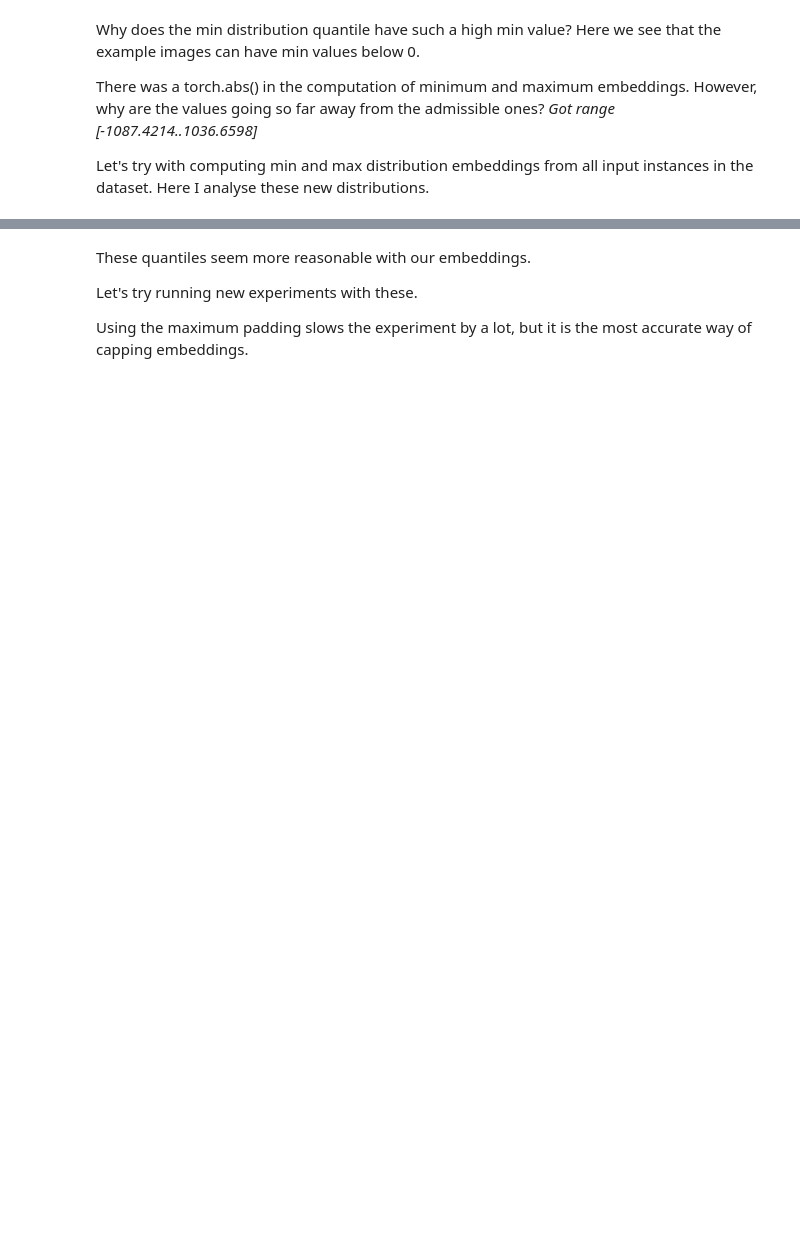
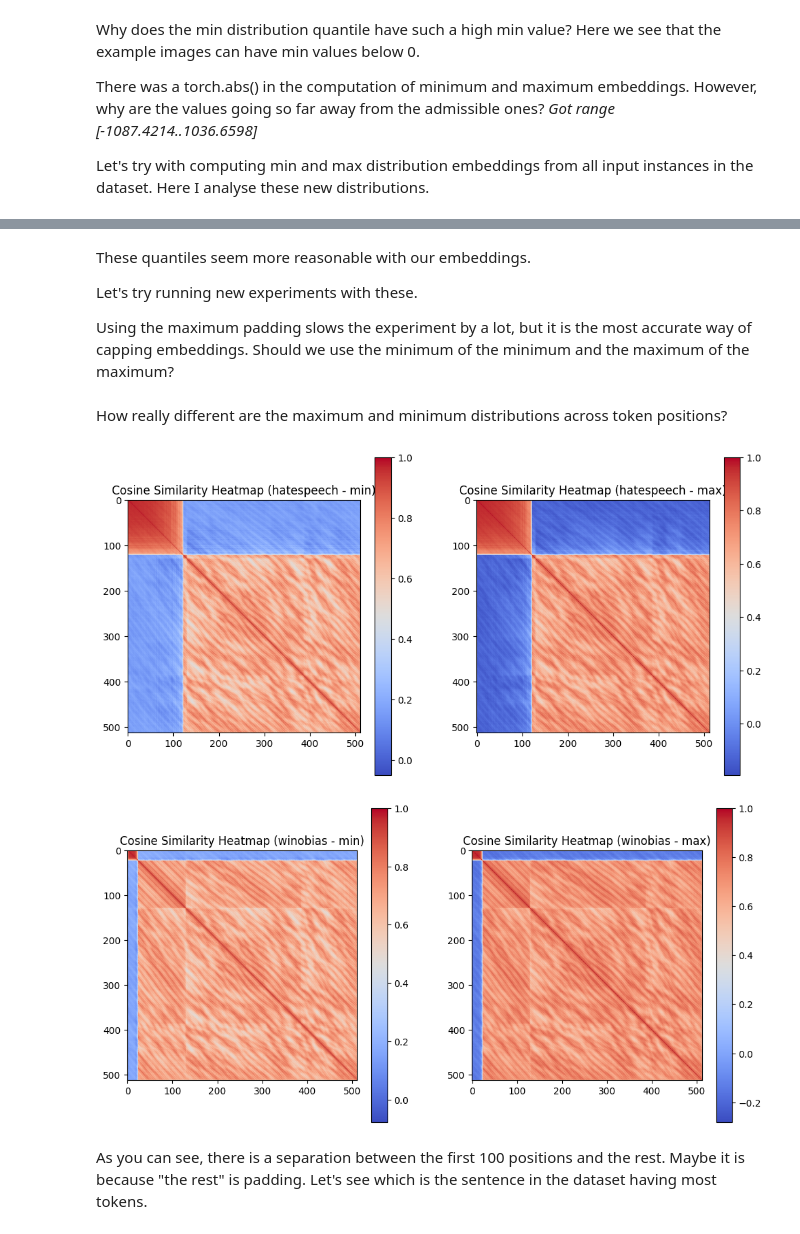
Before and after one commit to alessiomarta/transformers_equivalence_classes, a Jupyter notebook: notebooks/psychedelic_vit.ipynb, the cells around one changed output, grey strips where cells are left out. Drawn from its saved outputs; the diff is of its cells as text; code cells hidden in the pictures; blank space fills up the shorter version.

```diff
--- a/notebooks/psychedelic_vit.ipynb
+++ b/notebooks/psychedelic_vit.ipynb
@@ -325,0 +330,2 @@ New winobias MIN Distribution Quantiles:
+# %%
+distrib = show_distributions()
@@ -329,3 +353,73 @@ These quantiles seem more reasonable with our embeddings.
 Let's try running new experiments with these.
 
 Using the maximum padding slows the experiment by a lot, but it is the most accurate way of capping embeddings.
+Should we use the minimum of the minimum and the maximum of the maximum?
+# %% [markdown]
+How really different are the maximum and minimum distributions across token positions?
+# %%
+def compute_cosine_similarity(tensor):
+    """
+    Normalize the input tensor and compute pairwise cosine similarity.
+
+    Args:
+        tensor (torch.Tensor): Input tensor of shape [N, D].
+
+    Returns:
+        torch.Tensor: Cosine similarity matrix of shape [N, N].
+    """
+    tensor_norm = torch.nn.functional.normalize(tensor.squeeze(), p=2, dim=1)
+    return torch.matmul(tensor_norm, tensor_norm.T)
+
+
+def plot_similarity_heatmaps(similarity_matrices, titles, figsize=(12, 6)):
+    """
+    Plot heatmaps for cosine similarity matrices.
+
+    Args:
+        similarity_matrices (list[torch.Tensor]): List of cosine similarity matrices.
+        titles (list[str]): Titles for the subplots.
+        figsize (tuple): Size of the figure.
+    """
+    num_matrices = len(similarity_matrices)
+    fig, axes = plt.subplots(1, num_matrices, figsize=figsize)
+
+    for i, (sim_matrix, title) in enumerate(zip(similarity_matrices, titles)):
+        ax = axes[i] if num_matrices > 1 else axes
+        im = ax.imshow(sim_matrix, cmap="coolwarm")
+        ax.set_title(title)
+        fig.colorbar(im, ax=ax)
+
+    plt.show()
+
+
+# Compute cosine similarity matrices
+cosine_similarity_hatespeech_min = compute_cosine_similarity(
+    distrib["hatespeech"]["min"]
+)
+cosine_similarity_hatespeech_max = compute_cosine_similarity(
+    distrib["hatespeech"]["max"]
+)
+cosine_similarity_winobias_min = compute_cosine_similarity(distrib["winobias"]["min"])
+cosine_similarity_winobias_max = compute_cosine_similarity(distrib["winobias"]["max"])
+
+# Plot heatmaps
+plot_similarity_heatmaps(
+    [cosine_similarity_hatespeech_min, cosine_similarity_hatespeech_max],
+    [
+        "Cosine Similarity Heatmap (hatespeech - min)",
+        "Cosine Similarity Heatmap (hatespeech - max)",
+    ],
+)
+
+plot_similarity_heatmaps(
+    [cosine_similarity_winobias_min, cosine_similarity_winobias_max],
+    [
+        "Cosine Similarity Heatmap (winobias - min)",
+        "Cosine Similarity Heatmap (winobias - max)",
+    ],
+)
+# %% [output]
+[figure, added]
+[figure, added]
+# %% [markdown]
+As you can see, there is a separation between the first 100 positions and the rest. Maybe it is because "the rest" is padding. Let's see which is the sentence in the dataset having most tokens.
```
Also changed, not shown: parts of 18 cells of this notebook, 1 other file.
